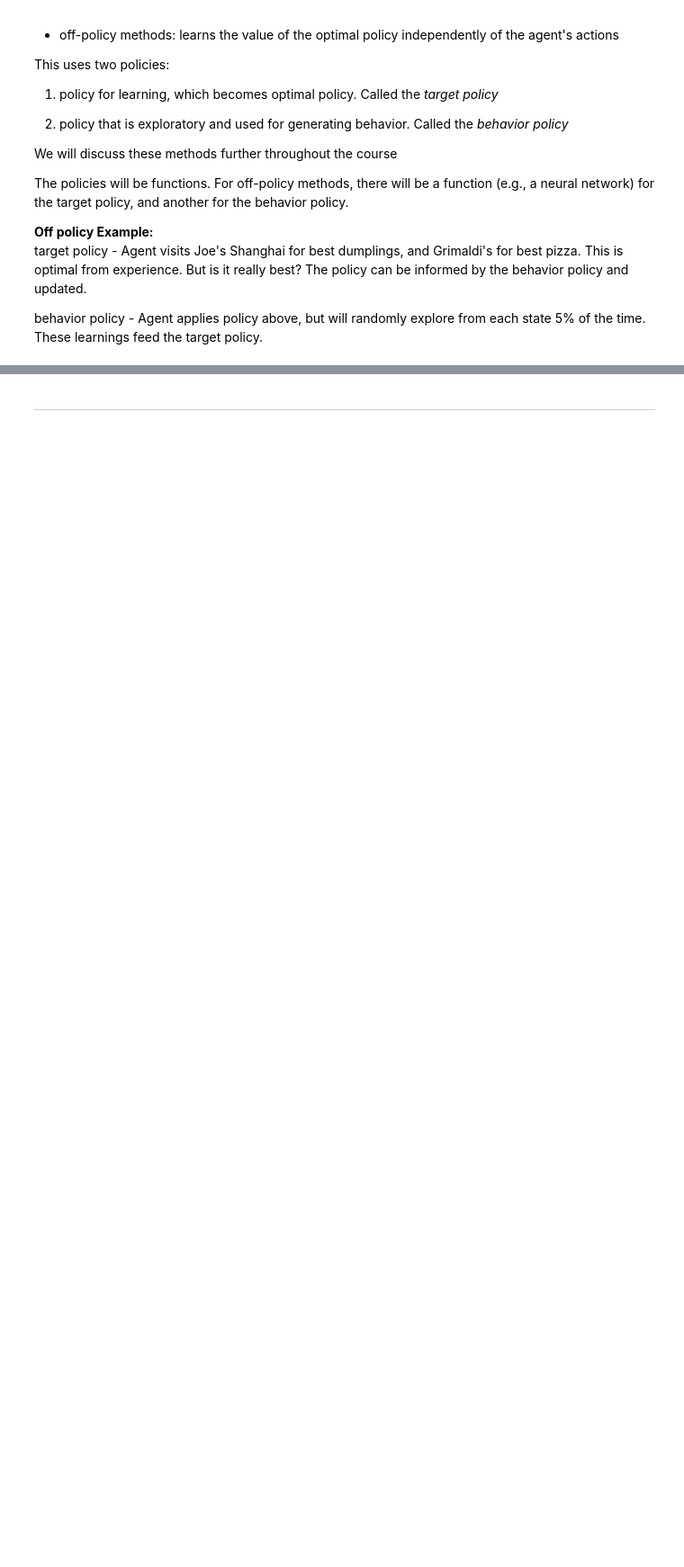
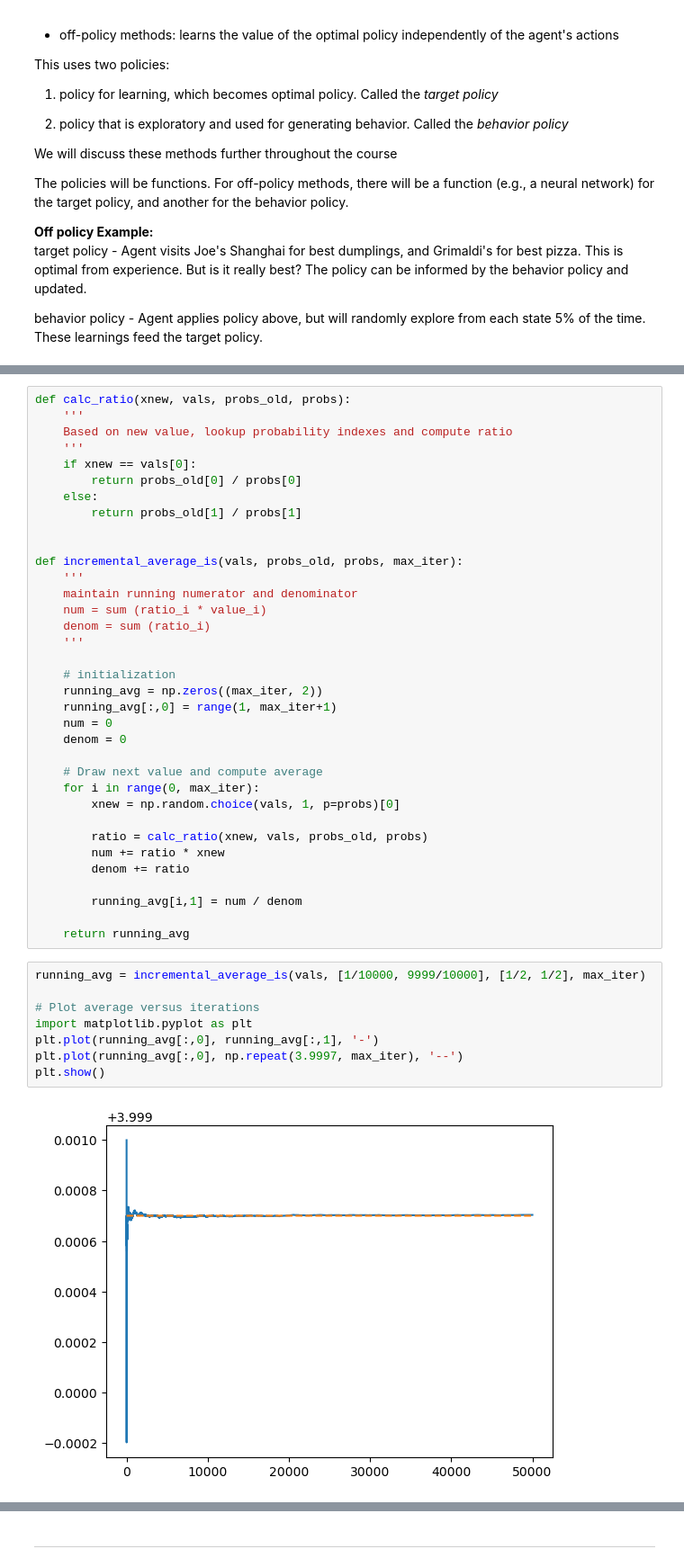
Before and after one commit to UVADS/reinforcement_learning, a Jupyter notebook: 03_solving_mdps/content_monte_carlo/approaches_to_solving_mdps2_monte_carlo.ipynb, the cells around one changed output, grey strips where cells are left out. Shown at 90% size. Drawn from its saved outputs; the diff is of its cells as text; blank space fills up the shorter version.

```diff
--- a/03_solving_mdps/content_monte_carlo/approaches_to_solving_mdps2_monte_carlo.ipynb
+++ b/03_solving_mdps/content_monte_carlo/approaches_to_solving_mdps2_monte_carlo.ipynb
@@ -363,0 +453,45 @@ See Sutton and Barto Chapter 5 for more details and *weighted importance samplin
+# %%
+def calc_ratio(xnew, vals, probs_old, probs):
+    '''
+    Based on new value, lookup probability indexes and compute ratio
+    '''
+    if xnew == vals[0]:
+        return probs_old[0] / probs[0]
+    else:
+        return probs_old[1] / probs[1]
+
+
+def incremental_average_is(vals, probs_old, probs, max_iter):
+    '''
+    maintain running numerator and denominator
+    num = sum (ratio_i * value_i)
+    denom = sum (ratio_i)
+    '''
+
+    # initialization
+    running_avg = np.zeros((max_iter, 2))
+    running_avg[:,0] = range(1, max_iter+1)
+    num = 0
+    denom = 0
+
+    # Draw next value and compute average
+    for i in range(0, max_iter):
+        xnew = np.random.choice(vals, 1, p=probs)[0]
+
+        ratio = calc_ratio(xnew, vals, probs_old, probs)
+        num += ratio * xnew
+        denom += ratio
+
+        running_avg[i,1] = num / denom
+
+    return running_avg
+# %%
+running_avg = incremental_average_is(vals, [1/10000, 9999/10000], [1/2, 1/2], max_iter)
+
+# Plot average versus iterations
+import matplotlib.pyplot as plt
+plt.plot(running_avg[:,0], running_avg[:,1], '-')
+plt.plot(running_avg[:,0], np.repeat(3.9997, max_iter), '--')
+plt.show()
+# %% [output]
+[figure, added]
```
Also changed, not shown: parts of 20 cells of this notebook, 2 other files.
